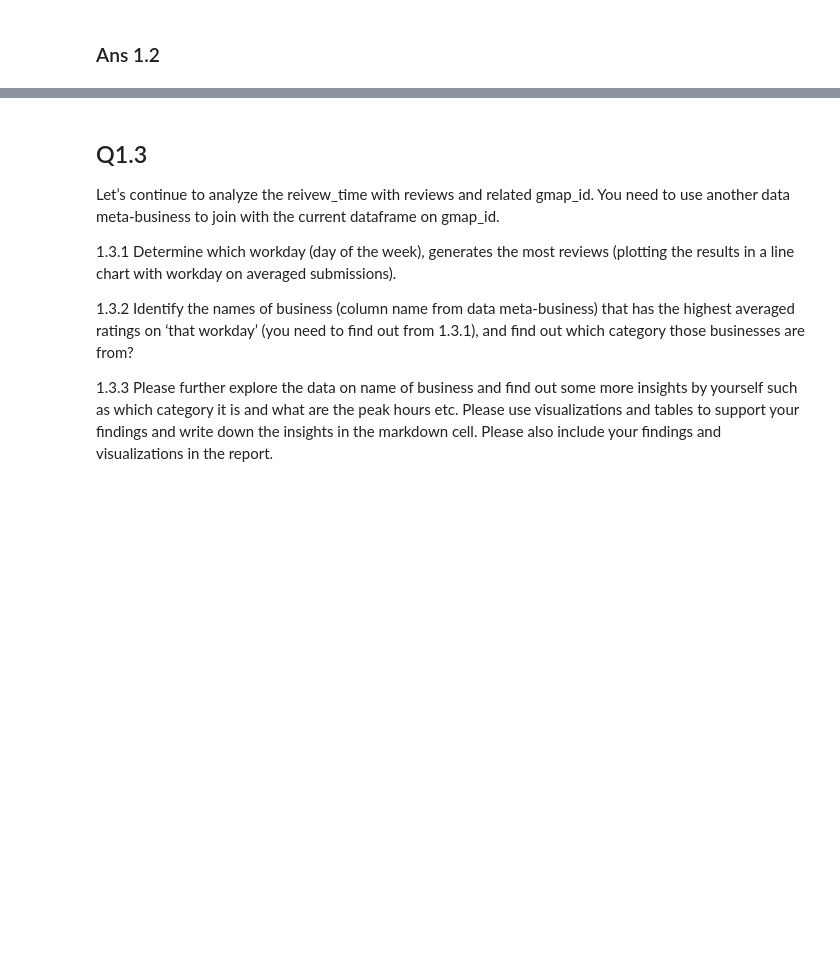
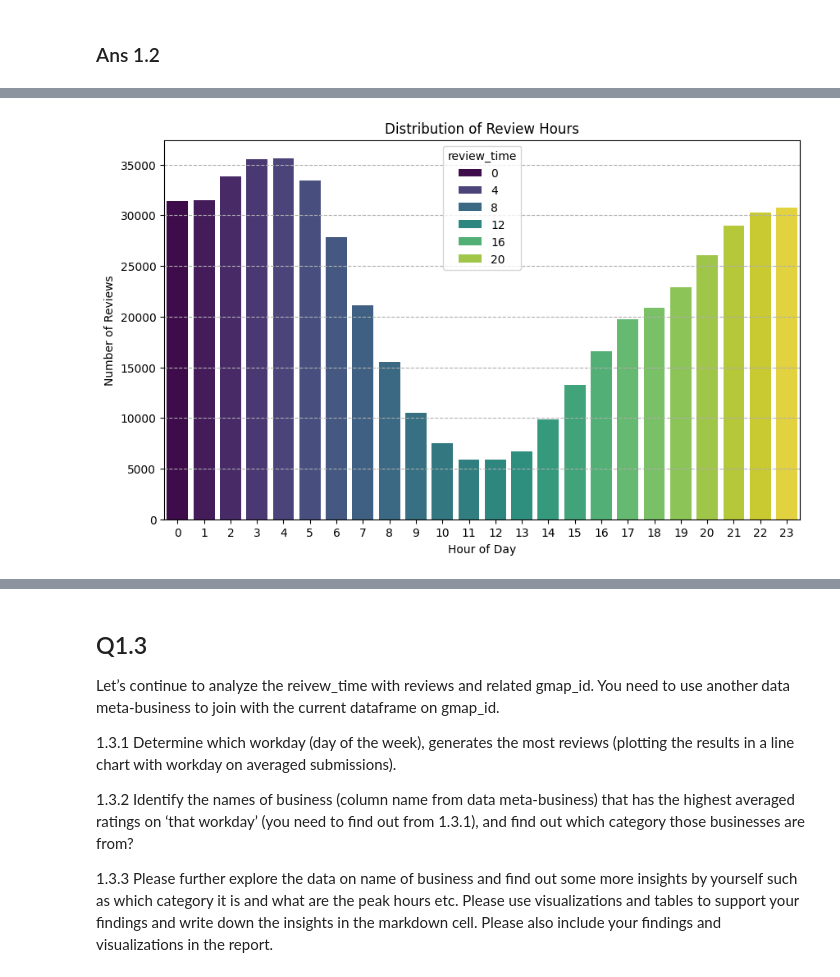
Before and after one commit to makhthum/MDS_Deakin_SIG742, a Jupyter notebook: sit742task2.ipynb, the cells around one changed output, grey strips where cells are left out. Cells and saved outputs as stored; diff of their text form; code cells hidden in the pictures; blank space fills up the shorter version.

```diff
--- a/sit742task2.ipynb
+++ b/sit742task2.ipynb
@@ -270,0 +169,10 @@ Passing `palette` without assigning `hue` is deprecated and will be removed in v
+# %%
+# 1.2.2 Transform the current pyspark dataframe to pandas dataframe (named as df)
+df = review_df_spark.toPandas()
+
+# create the column reivew_time with the information of review time on hours level.
+df['review_time'] = pd.to_datetime(df['time'], unit='ms').dt.hour
+
+# Print your df pandas dataframe with top 5 rows after creating the column review_time.
+print("\nPandas DataFrame with review_time (top 5):")
+display(df.head())
@@ -270,0 +187,14 @@ Passing `palette` without assigning `hue` is deprecated and will be removed in v
+# %%
+# 1.2.3 Using matplotlib or seaborn to draw some (two or more if possible) visualizations
+
+# Example Visualization 1: Distribution of review hours
+plt.figure(figsize=(10, 6))
+sns.countplot(data=df, x='review_time', palette='viridis', hue='review_time')
+plt.title('Distribution of Review Hours')
+plt.xlabel('Hour of Day')
+plt.ylabel('Number of Reviews')
+plt.xticks(range(24))
+plt.grid(axis='y', linestyle='--')
+plt.show()
+# %% [output]
+[figure, added]
```
Also changed, not shown: parts of 26 cells of this notebook.
